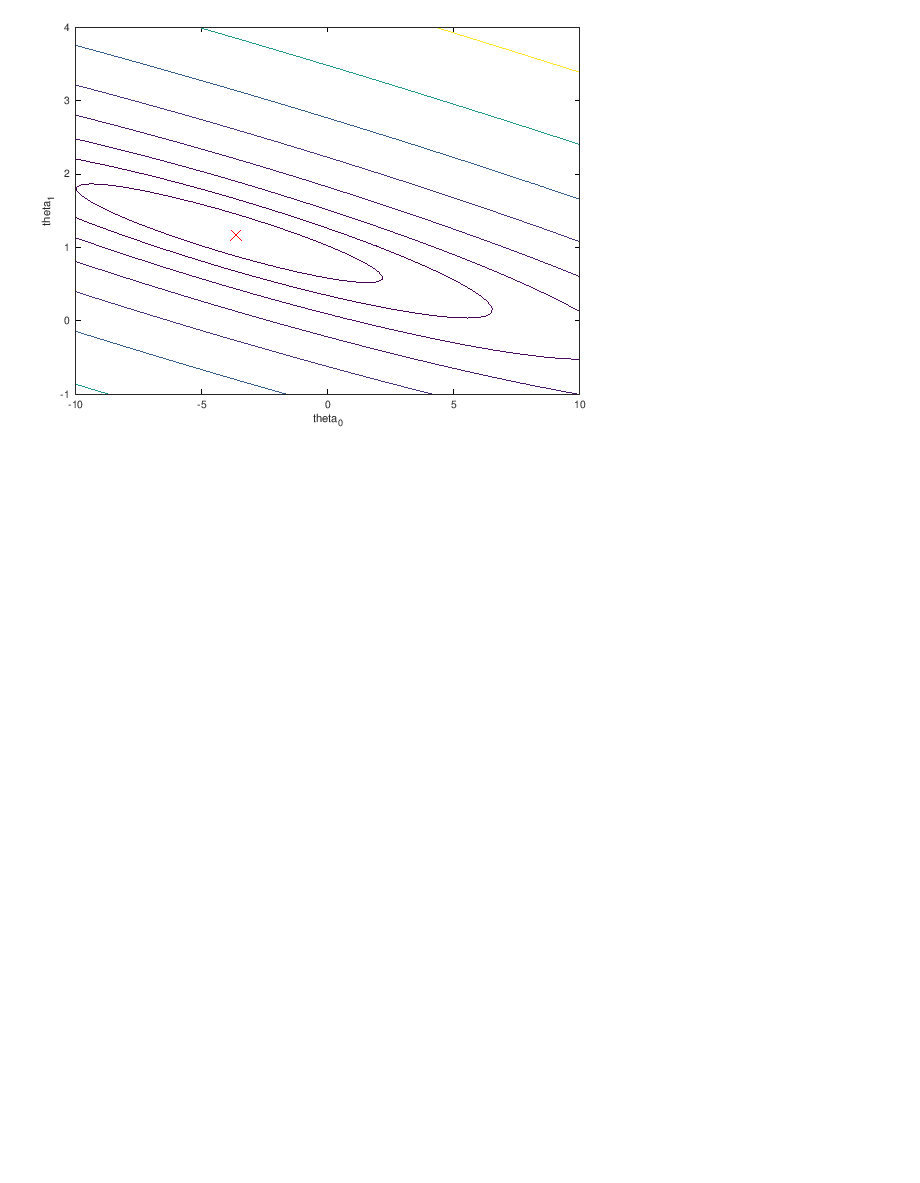
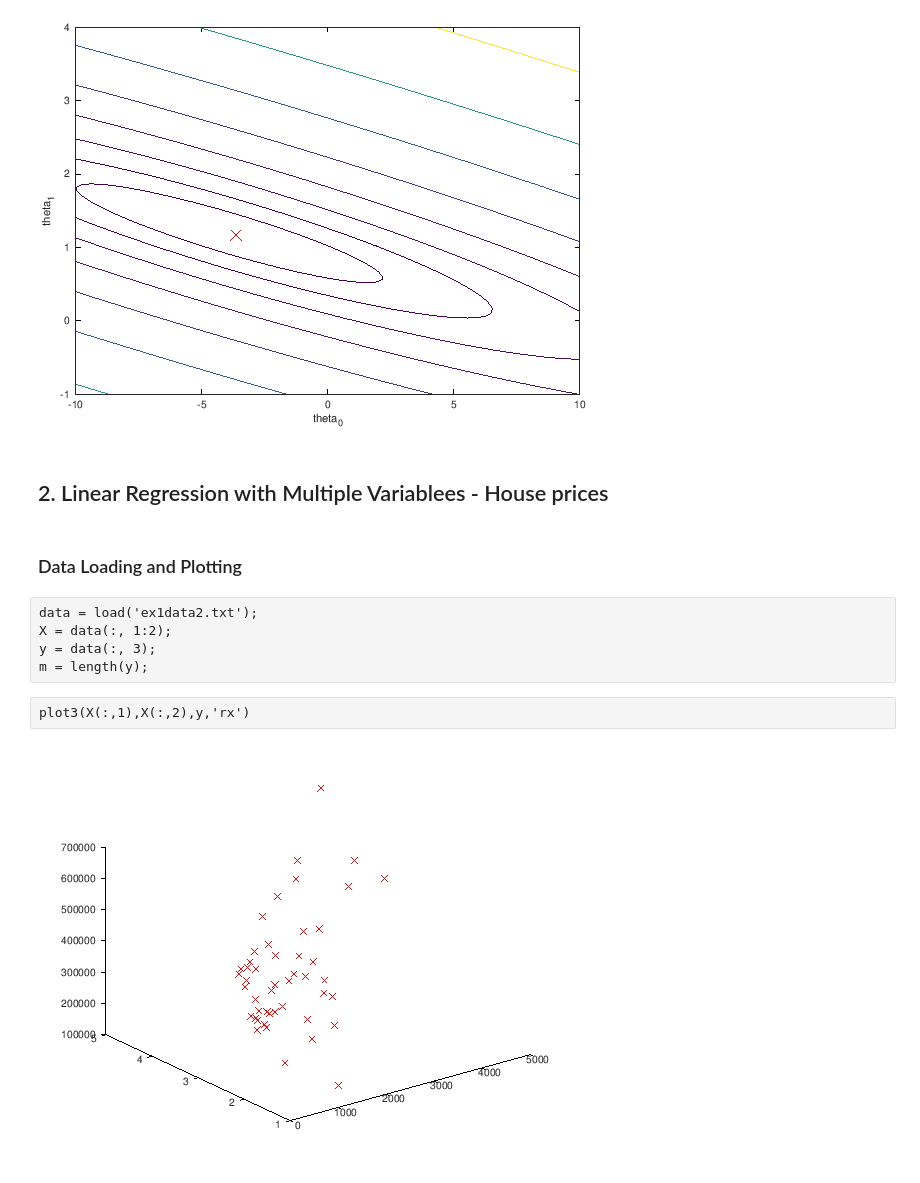
Before and after one commit to mxagar/machine_learning_coursera, a Jupyter notebook: exercises/ex1-ex8-octave/ex1/ML_Coursera_Ex_1_Linear_Regression.ipynb, the cells around one changed output. Cells and saved outputs as stored; diff of their text form; blank space fills up the shorter version.

```diff
--- a/exercises/ex1-ex8-octave/ex1/ML_Coursera_Ex_1_Linear_Regression.ipynb
+++ b/exercises/ex1-ex8-octave/ex1/ML_Coursera_Ex_1_Linear_Regression.ipynb
@@ -239,3 +246,16 @@ hold on;
 plot(theta(1), theta(2), 'rx', 'MarkerSize', 10, 'LineWidth', 2);
 # %% [output]
 [figure]
+# %% [markdown]
+## 2. Linear Regression with Multiple Variablees - House prices
+# %% [markdown]
+### Data Loading and Plotting
+# %%
+data = load('ex1data2.txt');
+X = data(:, 1:2);
+y = data(:, 3);
+m = length(y);
+# %%
+plot3(X(:,1),X(:,2),y,'rx')
+# %% [output]
+[figure, added]
```
Also changed, not shown: parts of 29 cells of this notebook, 5 other files.
